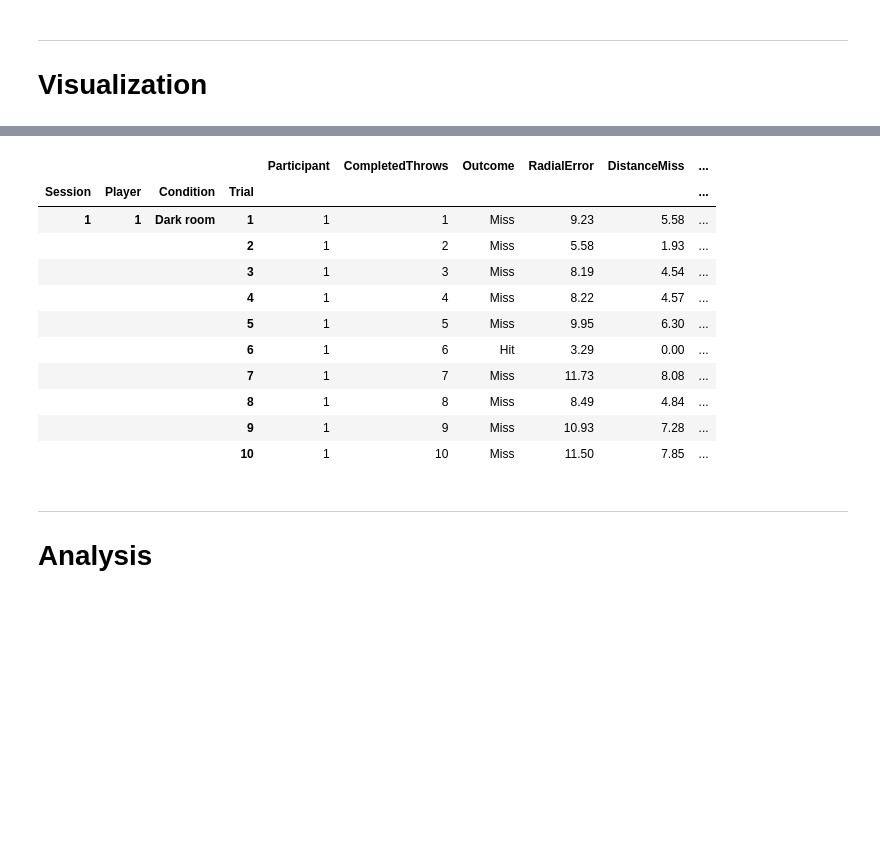
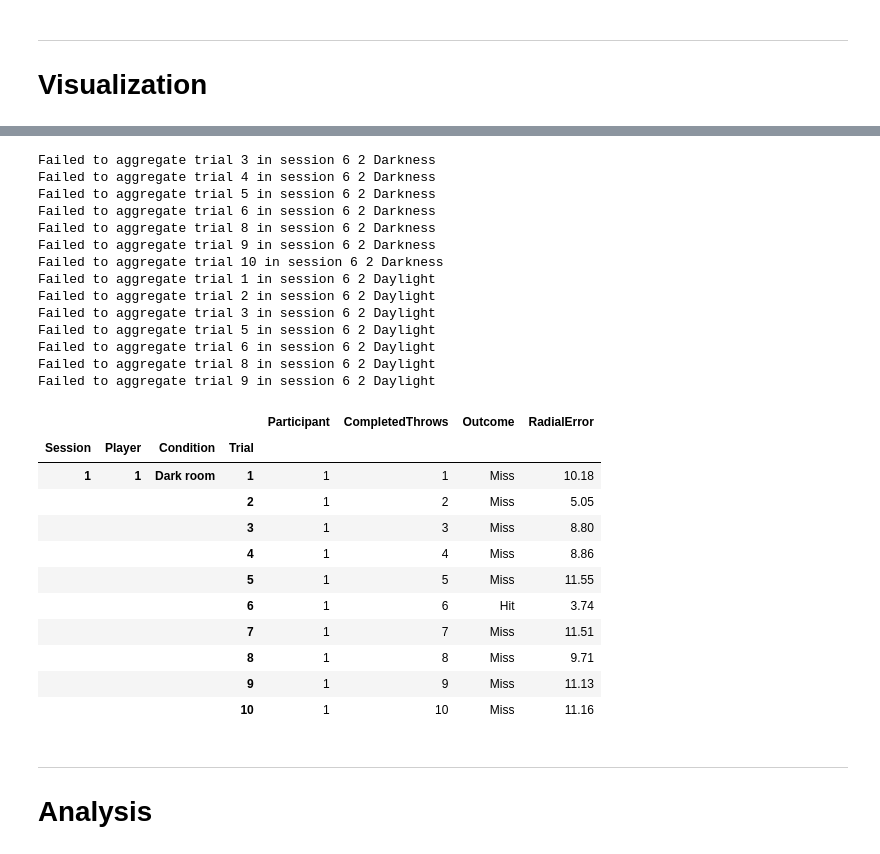
Before and after one commit to dlundgaard/BeerPongMastery, a Jupyter notebook: Analysis/analysis.ipynb, the cells around one changed output, grey strips where cells are left out. Drawn from its saved outputs; the diff is of its cells as text; code cells hidden in the pictures; blank space fills up the shorter version.

```diff
--- a/Analysis/analysis.ipynb
+++ b/Analysis/analysis.ipynb
@@ -159,6 +159,8 @@ class Dataset(pd.Series):
         for session_path in Path(DATA_PATH).iterdir():
             if session_path.name.startswith("Session"):
                 session_id = int(session_path.name[7:])
+                if session_id != 6:
+                    continue
                 recording_data = []
                 for recording_path in session_path.iterdir():
                     if recording_path.suffix == ".tsv":
@@ -419,53 +419,69 @@ def aggregate():
                 try:
                     ball_data = trial_data["Ball"]
                     ball_data["Distance"] = np.sqrt((ball_data[["X", "Y", "Z"]] ** 2).sum(axis = 1))
                     ball_data["DistanceHorizontal"] = np.sqrt((ball_data[["X", "Y"]] ** 2).sum(axis = 1))
 
-                    above_brim_plane = ball_data["Z"] >= 0
+                    above_brim_plane = (ball_data["Z"] >= 2) & (ball_data["Z"].shift(-1) < 2)
+                    # above_brim_plane = (ball_data["Z"].shift(1) > 2) & (ball_data["Z"] <= 2)
+                    # print(ball_data[above_brim_plane]["DistanceHorizontal"])
                     ball_data["Lateral"] = ball_data["Y"] # in the coordinate system of the recording, the Y-axis is lateral
                     ball_data["Longitude"] = ball_data["X"]
 
                     session_summaries.append({
                         "Session": session,
                         "Player": player_id,
                         "Condition": "Dark room" if condition == "Darkness" else "Lit room",
                         "Trial": trial,
                         "CompletedThrows": trial if condition == "Darkness" else trial + 10,
                         "Outcome": "Hit" if trial_data.outcome else "Miss",
-                        "RadialError": ball_data[above_brim_plane]["Distance"].min(), # minimum distance from cup centroid in cm
-                        "DistanceMiss": max(0, ball_data[above_brim_plane]["Distance"].min() - HIT_RADIUS), # minimum distance from cup in cm
+                        "RadialError": ball_data[above_brim_plane]["DistanceHorizontal"].iloc[0], # minimum distance from cup centroid in cm
+                        # "DistanceMiss": max(0, ball_data[above_brim_plane]["Distance"].iloc[0] - HIT_RADIUS), # minimum distance from cup in cm
                         # "LateralMiss": max(0, abs(ball_data[above_brim_plane]["Lateral"]).min() - HIT_RADIUS), # lateral distance to cup in cm
                         # "LongitudeMiss": max(0, abs(ball_data[above_brim_plane]["Longitude"]).min() - HIT_RADIUS), # longitudinal distance to cup in cm
-                        "BallSpeedMax": ball_data["Speed"].max(), # ball max speed in m/s
-                        "BallAltitudeMax": ball_data["Z"].max(), # ball max altitude in cm
-                        "WristSpeedMax": trial_data["Wrist"]["Speed"].max(), # wrist max speed in m/s
-                        "DispatchDistance": -ball_data.iloc[int(DISPATCH_MARGIN * SAMPLE_RATE)]["X"], # distance to cup in cm at moment of dispatch
-                        "DispatchElbowAltitude": trial_data["Elbow"]["Z"].loc[ball_data["Speed"].idxmax()], # height of elbow in cm at time of dispatch
+                        # "BallSpeedMax": ball_data["Speed"].max(), # ball max speed in m/s
+                        # "BallAltitudeMax": ball_data["Z"].max(), # ball max altitude in cm
+                        # "WristSpeedMax": trial_data["Wrist"]["Speed"].max(), # wrist max speed in m/s
+                        # "DispatchDistance": -ball_data.iloc[int(DISPATCH_MARGIN * SAMPLE_RATE)]["X"], # distance to cup in cm at moment of dispatch
+                        # "DispatchElbowAltitude": trial_data["Elbow"]["Z"].loc[ball_data["Speed"].idxmax()], # height of elbow in cm at time of dispatch
                     })
                 except:
                     print(f"Failed to aggregate trial {trial} in session {session} {player_id} {condition}")
         sessions.append(pd.DataFrame(session_summaries))
 
     results = pd.concat(sessions, ignore_index = True)
     results.insert(2, "Participant", results.groupby(["Session", "Player"]).ngroup() + 1)
     return results
 
 aggregated = aggregate()
 aggregated.to_csv("aggregated.csv", index = False)
 aggregated.set_index(["Session", "Player", "Condition", "Trial"]).round(2).head(10)
 # %% [output]
+Failed to aggregate trial 3 in session 6 2 Darkness
+Failed to aggregate trial 4 in session 6 2 Darkness
+Failed to aggregate trial 5 in session 6 2 Darkness
+Failed to aggregate trial 6 in session 6 2 Darkness
+Failed to aggregate trial 8 in session 6 2 Darkness
+Failed to aggregate trial 9 in session 6 2 Darkness
+Failed to aggregate trial 10 in session 6 2 Darkness
+Failed to aggregate trial 1 in session 6 2 Daylight
+Failed to aggregate trial 2 in session 6 2 Daylight
+Failed to aggregate trial 3 in session 6 2 Daylight
+Failed to aggregate trial 5 in session 6 2 Daylight
+Failed to aggregate trial 6 in session 6 2 Daylight
+Failed to aggregate trial 8 in session 6 2 Daylight
+Failed to aggregate trial 9 in session 6 2 Daylight
-|  |  |  |  | Participant | CompletedThrows | Outcome | RadialError | DistanceMiss | ... |
-| Session | Player | Condition | Trial |  |  |  |  |  | ... |
-| 1 | 1 | Dark room | 1 | 1 | 1 | Miss | 9.23 | 5.58 | ... |
-|  |  |  | 2 | 1 | 2 | Miss | 5.58 | 1.93 | ... |
-|  |  |  | 3 | 1 | 3 | Miss | 8.19 | 4.54 | ... |
-|  |  |  | 4 | 1 | 4 | Miss | 8.22 | 4.57 | ... |
-|  |  |  | 5 | 1 | 5 | Miss | 9.95 | 6.30 | ... |
-|  |  |  | 6 | 1 | 6 | Hit | 3.29 | 0.00 | ... |
-|  |  |  | 7 | 1 | 7 | Miss | 11.73 | 8.08 | ... |
-|  |  |  | 8 | 1 | 8 | Miss | 8.49 | 4.84 | ... |
-|  |  |  | 9 | 1 | 9 | Miss | 10.93 | 7.28 | ... |
-|  |  |  | 10 | 1 | 10 | Miss | 11.50 | 7.85 | ... |
+|  |  |  |  | Participant | CompletedThrows | Outcome | RadialError |
+| Session | Player | Condition | Trial |  |  |  |  |
+| 1 | 1 | Dark room | 1 | 1 | 1 | Miss | 10.18 |
+|  |  |  | 2 | 1 | 2 | Miss | 5.05 |
+|  |  |  | 3 | 1 | 3 | Miss | 8.80 |
+|  |  |  | 4 | 1 | 4 | Miss | 8.86 |
+|  |  |  | 5 | 1 | 5 | Miss | 11.55 |
+|  |  |  | 6 | 1 | 6 | Hit | 3.74 |
+|  |  |  | 7 | 1 | 7 | Miss | 11.51 |
+|  |  |  | 8 | 1 | 8 | Miss | 9.71 |
+|  |  |  | 9 | 1 | 9 | Miss | 11.13 |
+|  |  |  | 10 | 1 | 10 | Miss | 11.16 |
 # %% [markdown]
 ---
 
```
Also changed, not shown: parts of 6 cells of this notebook, 7 other files.
